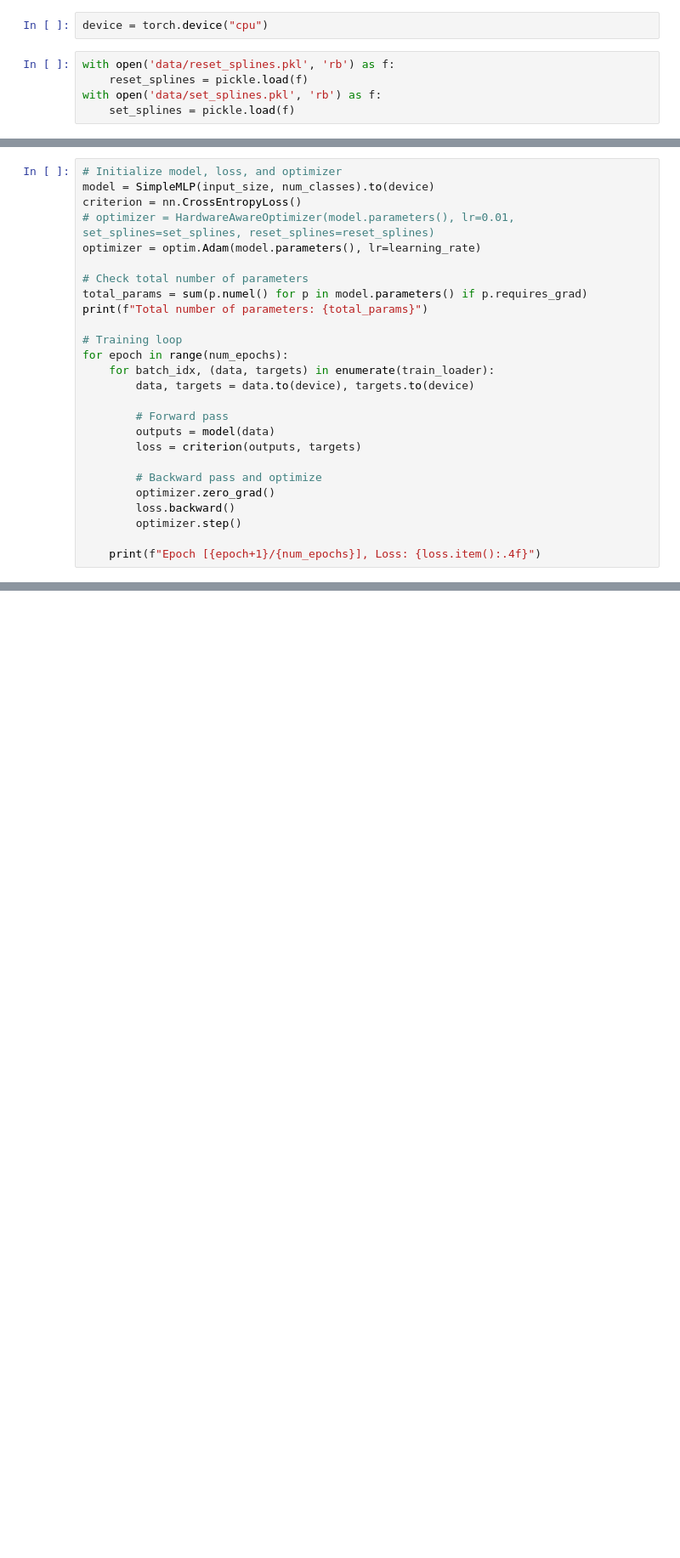
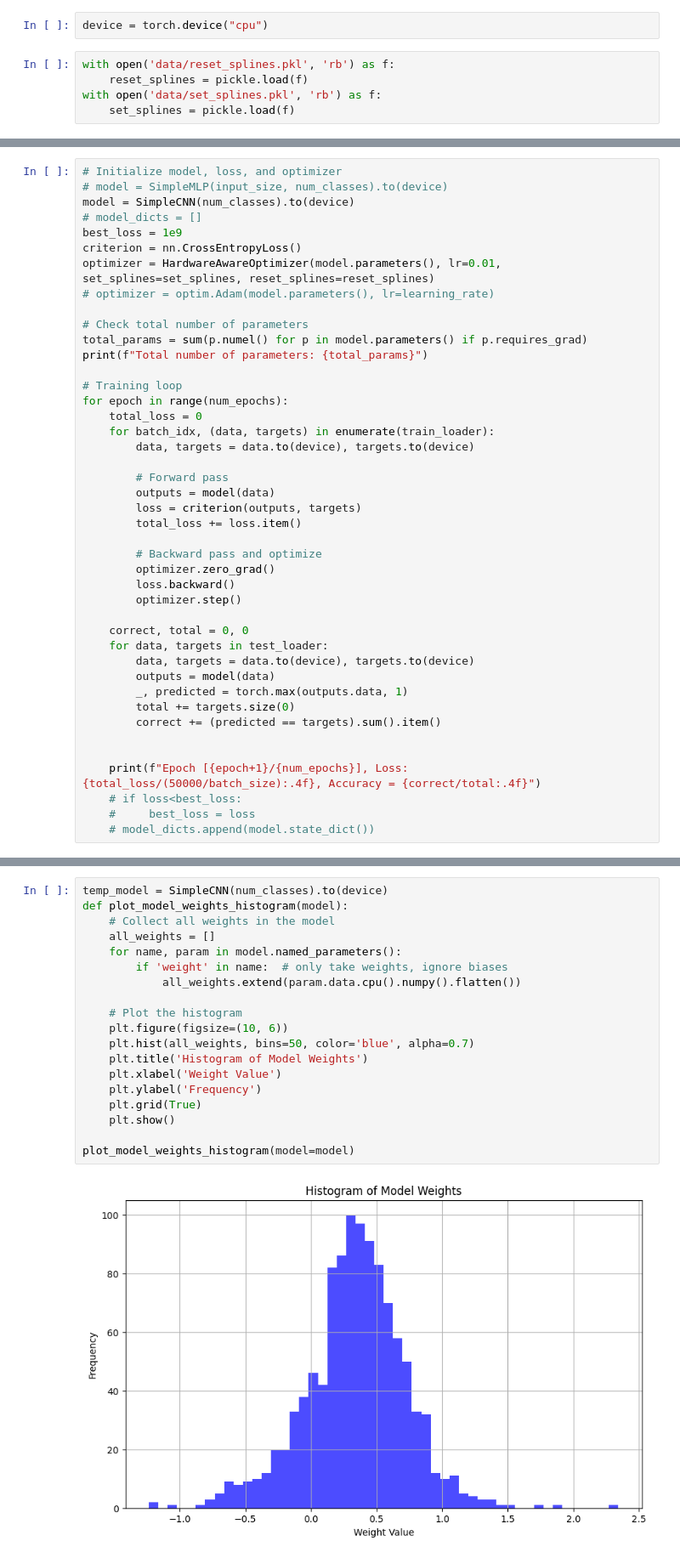
Before and after one commit to adithyasai20/hardware-aware-learning, a Jupyter notebook: MNIST_training.ipynb, the cells around one changed output, grey strips where cells are left out. Shown at 85% size. Drawn from its saved outputs; the diff is of its cells as text; blank space fills up the shorter version.

Commit message:
trained CNNs on 100 pulses data

```diff
--- a/MNIST_training.ipynb
+++ b/MNIST_training.ipynb
@@ -137,9 +261,12 @@ class SimpleMLP(nn.Module):
 # %%
 # Initialize model, loss, and optimizer
-model = SimpleMLP(input_size, num_classes).to(device)
+# model = SimpleMLP(input_size, num_classes).to(device)
+model = SimpleCNN(num_classes).to(device)
+# model_dicts = []
+best_loss = 1e9
 criterion = nn.CrossEntropyLoss()
-# optimizer = HardwareAwareOptimizer(model.parameters(), lr=0.01, set_splines=set_splines, reset_splines=reset_splines)
-optimizer = optim.Adam(model.parameters(), lr=learning_rate)
+optimizer = HardwareAwareOptimizer(model.parameters(), lr=0.01, set_splines=set_splines, reset_splines=reset_splines)
+# optimizer = optim.Adam(model.parameters(), lr=learning_rate)
 
 # Check total number of parameters
 total_params = sum(p.numel() for p in model.parameters() if p.requires_grad)
@@ -147,17 +274,31 @@ print(f"Total number of parameters: {total_params}")
 
 # Training loop
 for epoch in range(num_epochs):
+    total_loss = 0
     for batch_idx, (data, targets) in enumerate(train_loader):
         data, targets = data.to(device), targets.to(device)
 
         # Forward pass
         outputs = model(data)
         loss = criterion(outputs, targets)
+        total_loss += loss.item()
 
         # Backward pass and optimize
         optimizer.zero_grad()
         loss.backward()
         optimizer.step()
 
-    print(f"Epoch [{epoch+1}/{num_epochs}], Loss: {loss.item():.4f}")
+    correct, total = 0, 0
+    for data, targets in test_loader:
+        data, targets = data.to(device), targets.to(device)
+        outputs = model(data)
+        _, predicted = torch.max(outputs.data, 1)
+        total += targets.size(0)
+        correct += (predicted == targets).sum().item()
+
+
+    print(f"Epoch [{epoch+1}/{num_epochs}], Loss: {total_loss/(50000/batch_size):.4f}, Accuracy = {correct/total:.4f}")
+    # if loss<best_loss:
+    #     best_loss = loss
+    # model_dicts.append(model.state_dict())
 # %% [output]
@@ -191,0 +348,21 @@ Test Accuracy of the model on the 10,000 test images: 82.97%
+# %%
+temp_model = SimpleCNN(num_classes).to(device)
+def plot_model_weights_histogram(model):
+    # Collect all weights in the model
+    all_weights = []
+    for name, param in model.named_parameters():
+        if 'weight' in name:  # only take weights, ignore biases
+            all_weights.extend(param.data.cpu().numpy().flatten())
+
+    # Plot the histogram
+    plt.figure(figsize=(10, 6))
+    plt.hist(all_weights, bins=50, color='blue', alpha=0.7)
+    plt.title('Histogram of Model Weights')
+    plt.xlabel('Weight Value')
+    plt.ylabel('Frequency')
+    plt.grid(True)
+    plt.show()
+
+plot_model_weights_histogram(model=model)
+# %% [output]
+[figure, added]
```
Also changed, not shown: parts of 13 cells of this notebook, 8 other files.
